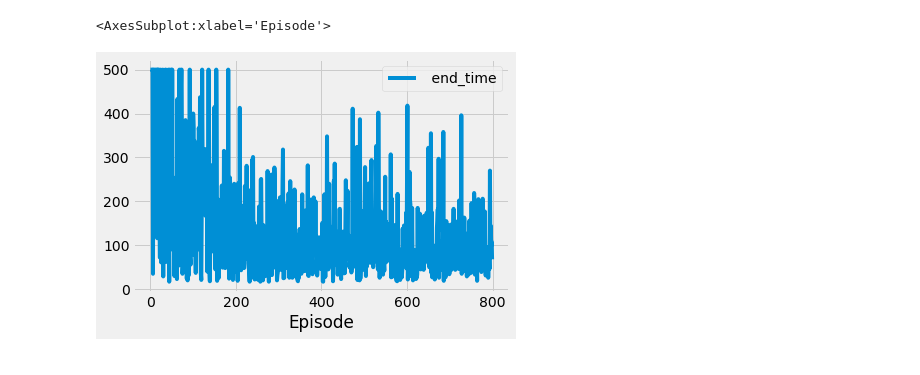
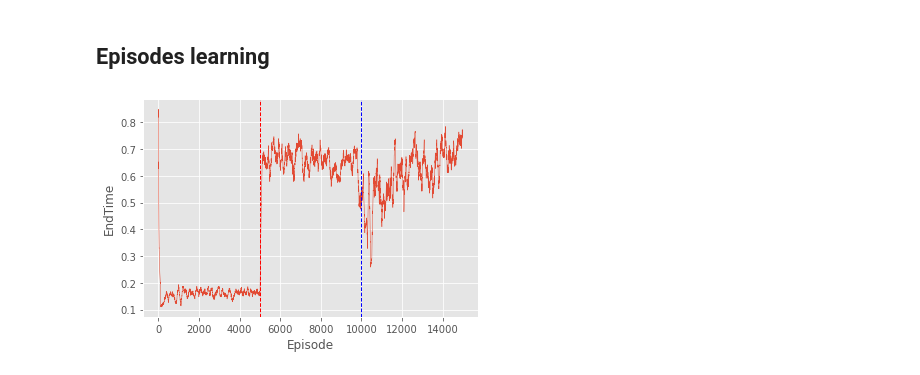
Before and after one commit to fbrand-new/reinforced-birds, a Jupyter notebook: AuxPlots.ipynb, the cells around one changed output. Saved outputs shown, nothing was run; the diff lists cells and outputs as text; code cells hidden in the pictures.

```diff
--- a/AuxPlots.ipynb
+++ b/AuxPlots.ipynb
@@ -5,12 +5,24 @@ import pandas as pd
 import numpy as np
 import math
 from matplotlib.collections import PatchCollection
+# %% [markdown]
+## Episodes learning
 # %%
+#plt.style.available
+plt.style.use('ggplot')
+
 df = pd.read_csv("episode.csv")
-#plt.style.available
-#plt.style.use('seaborn-white')
-plt.style.use('fivethirtyeight')
-df.plot(x="Episode")
+df["NormEndTime"] = df["EndTime"] / 500
+df["mean_norm_end"] = df["NormEndTime"] .rolling(100, min_periods=5).mean()
+#print(df)
+pred_train = df["PredatorTraining"]
+learner_change = np.where(np.roll(pred_train, -1) != pred_train)[0]
+ax = df.plot(x="Episode", y="mean_norm_end", kind="line", lw=0.5, legend=False)
+ax.set_ylabel("EndTime")
+for i, x_l in enumerate(learner_change):
+    if i%2 == 0:
+        ax.axvline(x=x_l, color="red", linestyle='--', lw=1)
+    else:
+        ax.axvline(x=x_l, color="blue", linestyle='--', lw=1)
 # %% [output]
-<AxesSubplot:xlabel='Episode'>
-[figure, old version]
+[figure, new version]
```
Also changed, not shown: parts of 12 cells of this notebook, 13 other files.
